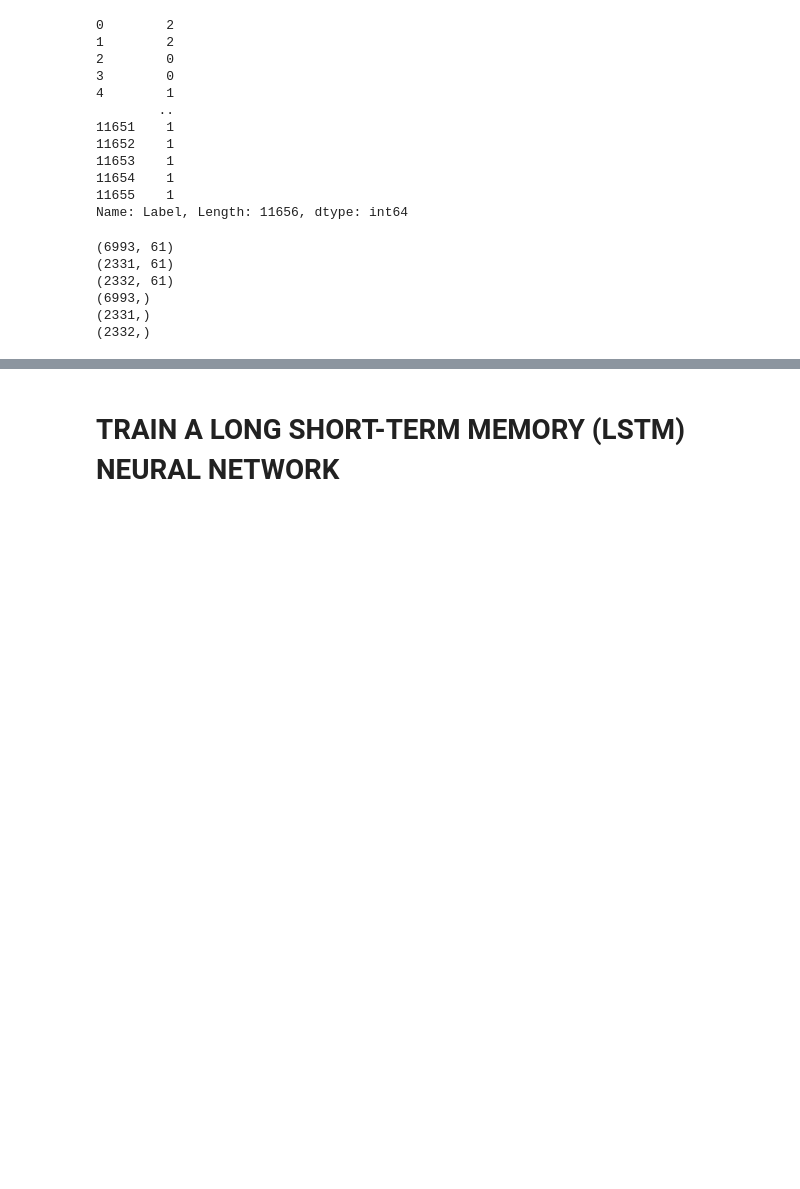
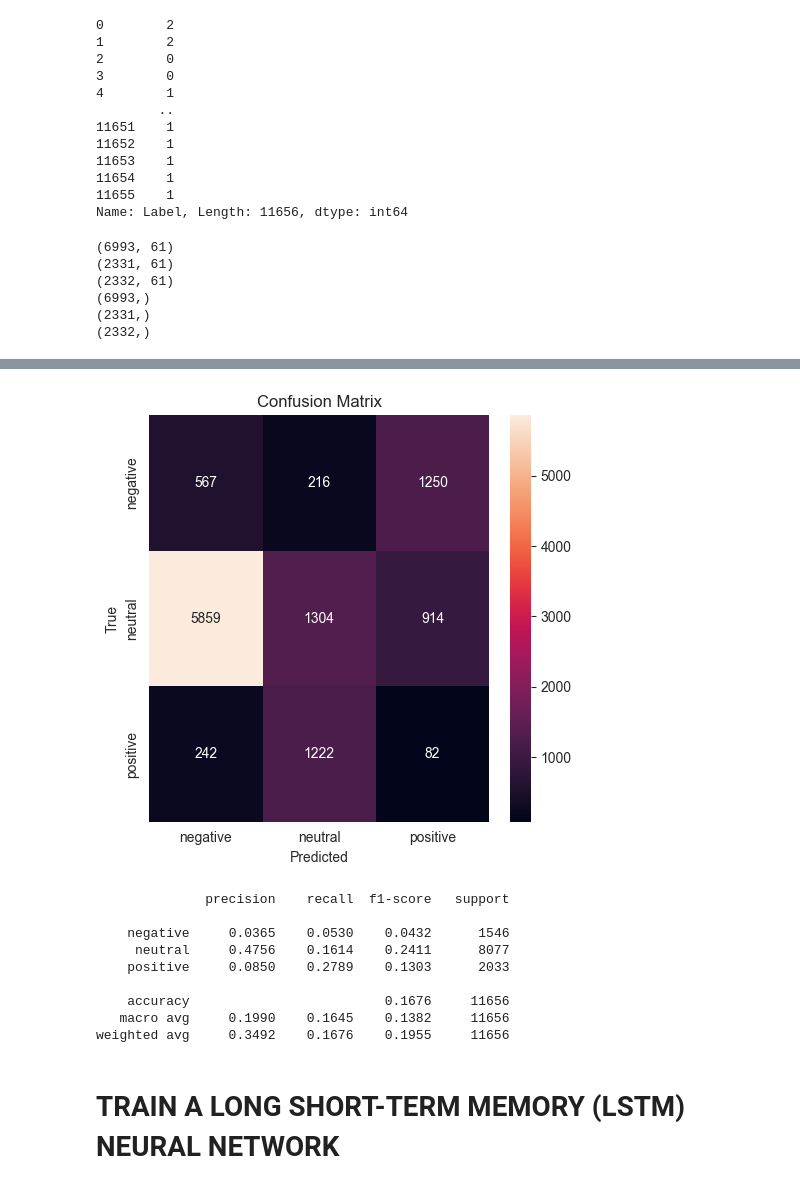
Before and after one commit to Elio-LC/paper, a Jupyter notebook: code/preprocessing_lstm_and_finbert_separate_model.ipynb, the cells around one changed output, grey strips where cells are left out. Drawn from its saved outputs; the diff is of its cells as text; code cells hidden in the pictures; blank space fills up the shorter version.

```diff
--- a/code/preprocessing_lstm_and_finbert_separate_model.ipynb
+++ b/code/preprocessing_lstm_and_finbert_separate_model.ipynb
@@ -351,14 +297,0 @@ os.environ["TOKENIZERS_PARALLELISM"] = "false"
-# %%
-# 先获取 tokenized 数据
-X, attention_mask = tokenization_padding(df)
-y = df["Label"]  # 你的标签
-
-# 用 FinancialNewsDataset 创建 PyTorch 数据集
-train_dataset = FinancialNewsDataset(X_train, attention_mask, y_train)
-val_dataset = FinancialNewsDataset(X_val, attention_mask, y_val)
-test_dataset = FinancialNewsDataset(X_test, attention_mask, y_test)
-
-# 用 DataLoader 处理批量数据
-train_loader = DataLoader(train_dataset, batch_size=16, shuffle=True)
-val_loader = DataLoader(val_dataset, batch_size=16, shuffle=False)
-test_loader = DataLoader(test_dataset, batch_size=16, shuffle=False)
@@ -444,0 +298,5 @@ NameError: name 'model' is not defined
+# %%
+# 序列长度统计
+df["len_ids"]  = df["Encoded Text"].apply(lambda x: len(ast.literal_eval(x)) if isinstance(x, str) else len(x))
+df["len_mask"] = df["Attention Mask"].apply(lambda x: len(ast.literal_eval(x)) if isinstance(x, str) else len(x))
+print(df[["len_ids", "len_mask"]].describe())
@@ -445,3 +388,55 @@ NameError: name 'model' is not defined
+# %%
+import pandas as pd
+import seaborn as sns
+import matplotlib.pyplot as plt
+from sklearn.metrics import confusion_matrix, classification_report
+
+true_col   = "Label"
+pred_col   = "finbert_pred"
+label_ids  = [2, 1, 0]
+label_names = ["negative", "neutral", "positive"]
+
+# ----- 1. 混淆矩阵 -----
+cm = confusion_matrix(df[true_col], df[pred_col], labels=label_ids)
+
+plt.figure(figsize=(5, 5))
+sns.heatmap(
+    cm,
+    annot=True,
+    fmt="d",
+    xticklabels=label_names,
+    yticklabels=label_names
+)
+plt.xlabel("Predicted")
+plt.ylabel("True")
+plt.title("Confusion Matrix")
+plt.tight_layout()
+plt.show()
+
+# ----- 2. 精确率 / 召回率 / F1 -----
+report = classification_report(
+    df[true_col],
+    df[pred_col],
+    target_names=label_names,
+    digits=4
+)
+print(report)
+
+# 若想保存报告或图像，取消以下示例：
+# plt.savefig("confusion_matrix.png", dpi=300)
+# with open("classification_report.txt", "w") as f:
+#     f.write(report)
+# %% [output]
+[figure, added]
+              precision    recall  f1-score   support
+
+    negative     0.0365    0.0530    0.0432      1546
+     neutral     0.4756    0.1614    0.2411      8077
+    positive     0.0850    0.2789    0.1303      2033
+
+    accuracy                         0.1676     11656
+   macro avg     0.1990    0.1645    0.1382     11656
+weighted avg     0.3492    0.1676    0.1955     11656
 # %% [markdown]
 # TRAIN A LONG SHORT-TERM MEMORY (LSTM) NEURAL NETWORK
 # %%
```
Also changed, not shown: parts of 49 cells of this notebook, 2 other files.
